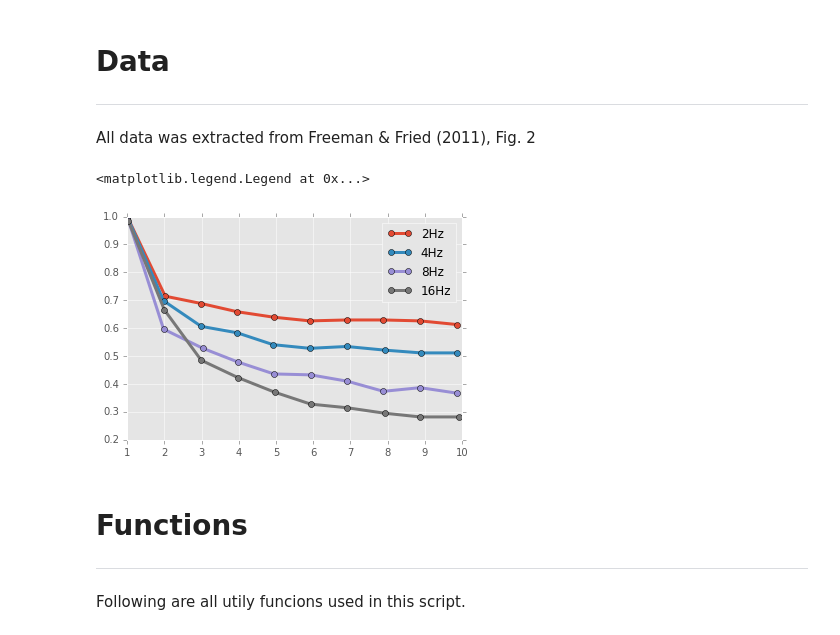
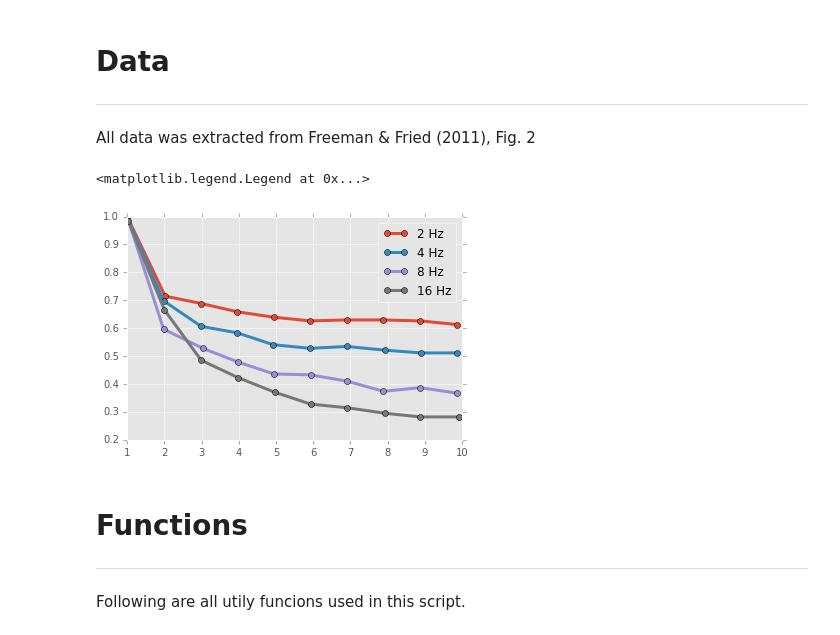
Before and after one commit to mbeyeler/pulse2percept, a Jupyter notebook: examples/notebooks/2.0-freeman2011.ipynb, the cells around one changed output. Cells and saved outputs as stored; diff of their text form; code cells hidden in the pictures.

Commit message:
add Freeman & Fried (2011) data

```diff
--- a/examples/notebooks/2.0-freeman2011.ipynb
+++ b/examples/notebooks/2.0-freeman2011.ipynb
@@ -18,34 +18,34 @@ All data was extracted from Freeman & Fried (2011), Fig. 2
 freeman = dict()
 
 freeman['norm_resp'] = dict()
-freeman['norm_resp']['2Hz'] = np.array([1.00000, 1.00000, 2.02247, 0.71475,
+freeman['norm_resp']['2'] = np.array([1.00000, 1.00000, 2.02247, 0.71475,
                                         2.98876, 0.68852, 3.95506, 0.65902,
                                         4.94382, 0.63934, 5.91011, 0.62623,
                                         6.89888, 0.62951, 7.88764, 0.62951,
                                         8.87640, 0.62623, 9.86517, 0.61311]).reshape((-1, 2))
-freeman['norm_resp']['4Hz'] = np.array([1.00000, 1.00000, 1.97753, 0.69836,
+freeman['norm_resp']['4'] = np.array([1.00000, 1.00000, 1.97753, 0.69836,
                                         2.98876, 0.60656, 3.95506, 0.58361,
                                         4.92135, 0.54098, 5.91011, 0.52787,
                                         6.89888, 0.53443, 7.93258, 0.52131,
                                         8.89888, 0.51148, 9.86517, 0.51148]).reshape((-1, 2))
-freeman['norm_resp']['8Hz'] = np.array([1.00000, 1.00000, 1.97753, 0.59672,
+freeman['norm_resp']['8'] = np.array([1.00000, 1.00000, 1.97753, 0.59672,
                                         3.03371, 0.52787, 3.97753, 0.47869,
                                         4.94382, 0.43607, 5.93258, 0.43279,
                                         6.92135, 0.40984, 7.88764, 0.37377,
                                         8.87640, 0.38689, 9.86517, 0.36721]).reshape((-1, 2))
-freeman['norm_resp']['16Hz'] = np.array([1.03371, 0.98361, 2.00000, 0.66557,
+freeman['norm_resp']['16'] = np.array([1.03371, 0.98361, 2.00000, 0.66557,
                                          2.98876, 0.48525, 3.97753, 0.42295,
                                          4.96629, 0.37049, 5.93258, 0.32787,
                                          6.92135, 0.31475, 7.93258, 0.29508,
                                          8.87640, 0.28197, 9.91011, 0.28197]).reshape((-1, 2))
 # %%
-for cond in ['2Hz', '4Hz', '8Hz', '16Hz']:
+for cond in ['2', '4', '8', '16']:
     plt.plot(freeman['norm_resp'][cond][:, 0], freeman['norm_resp'][cond][:, 1], 'o-',
-             linewidth=3, label=cond)
+             linewidth=3, label=cond + ' Hz')
 plt.legend()
 # %% [output]
 <matplotlib.legend.Legend at 0x...>
-[figure, old version]
+[figure, new version]
 # %% [markdown]
 # Functions
 -----------------
```
Also changed, not shown: parts of 18 cells of this notebook.
